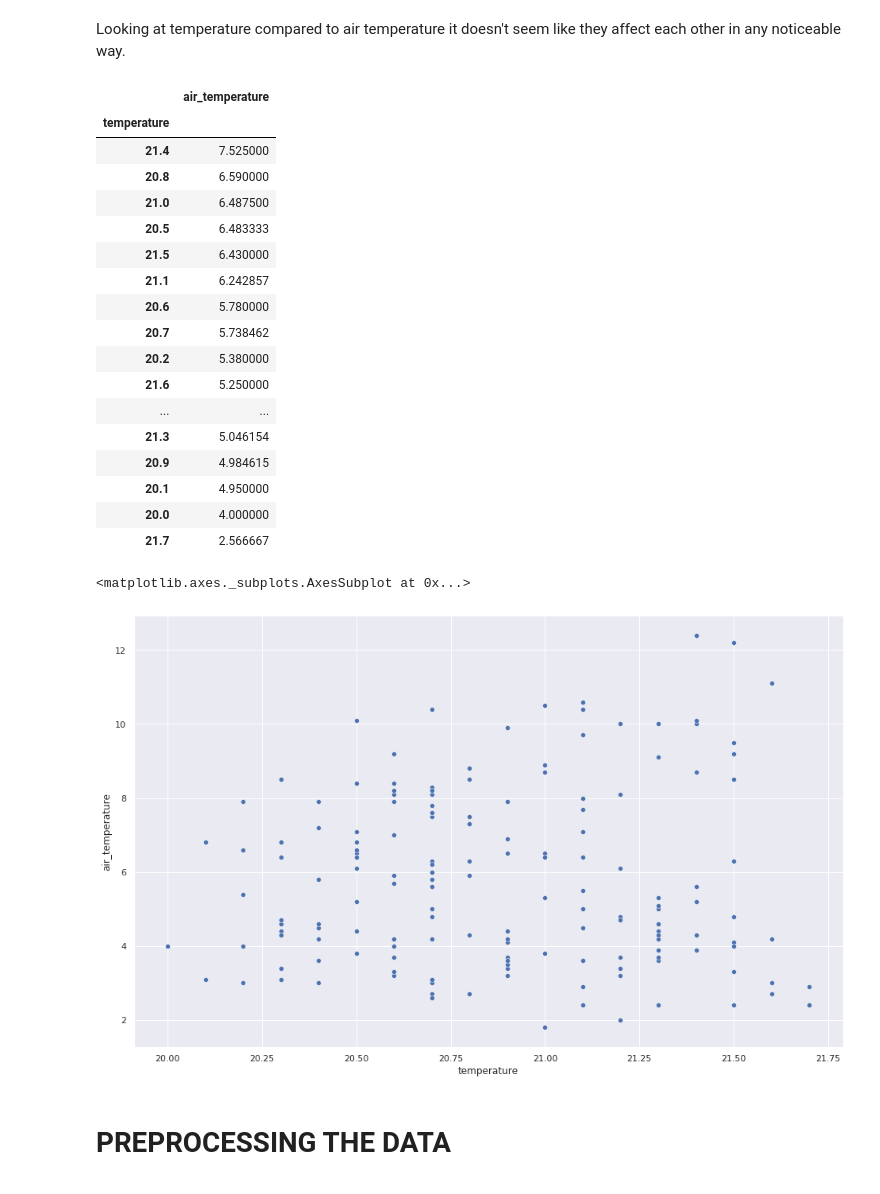
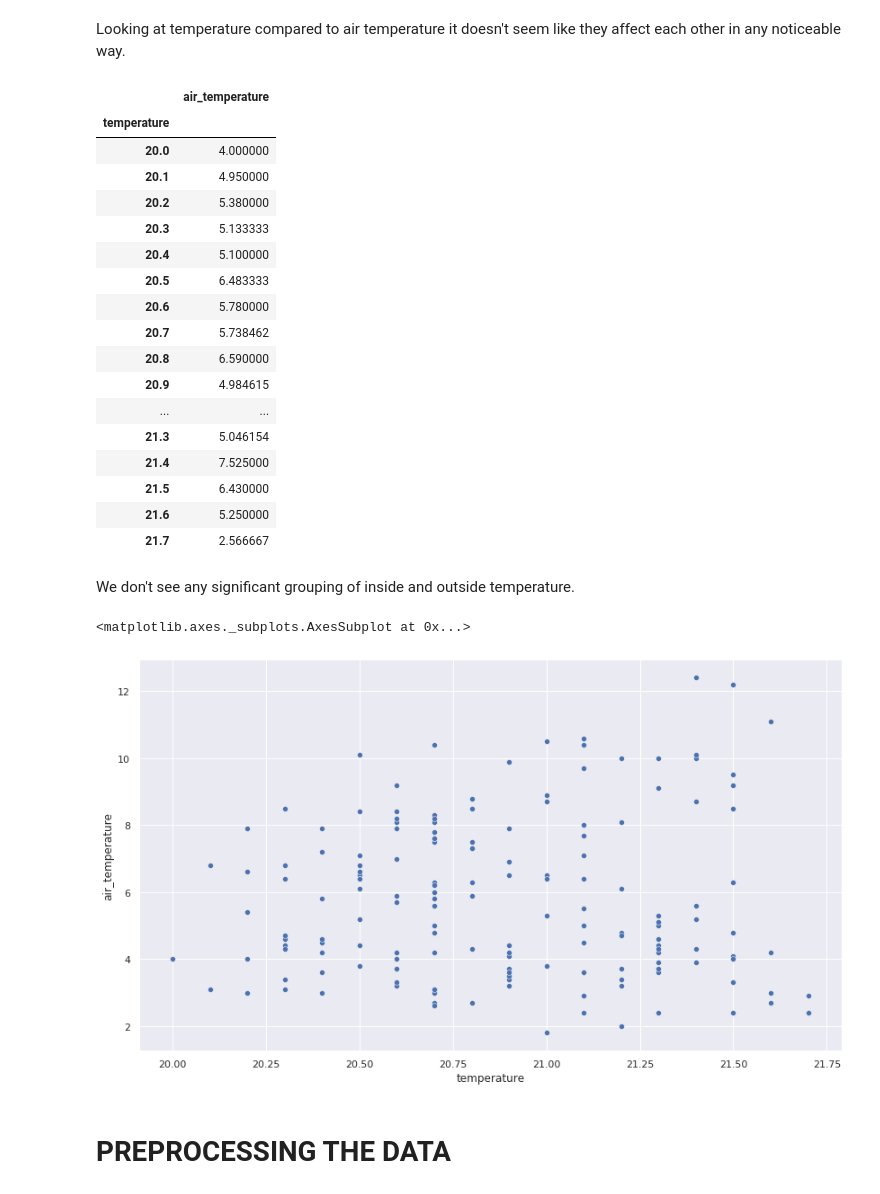
Before and after one commit to asc3ndr/ibe405-project, a Jupyter notebook: DataAnalytics/weather_arduino_analysis.ipynb, the cells around one changed output. Drawn from its saved outputs; the diff is of its cells as text; code cells hidden in the pictures.

```diff
--- a/DataAnalytics/weather_arduino_analysis.ipynb
+++ b/DataAnalytics/weather_arduino_analysis.ipynb
@@ -129,3 +131,6 @@ merged_df
 170 rows × 22 columns
 # %% [markdown]
 # Exploring the data
+# %%
+sns.set(rc={'figure.figsize':(14,8)})
+sns.distplot(merged_df['temperature'])
@@ -132,32 +140,33 @@ merged_df
 # %% [markdown]
 Looking at temperature compared to air temperature it doesn't seem like they affect each other in any noticeable way.
 # %%
-merged_df[["temperature", "air_temperature"]].groupby(["temperature"], as_index=True).mean().sort_values(by="air_temperature", ascending=False)
+merged_df[["temperature", "air_temperature"]].groupby(["temperature"], as_index=True).mean()
 # %% [output]
 |  | air_temperature |
 | temperature |  |
-| 21.4 | 7.525000 |
-| 20.8 | 6.590000 |
-| 21.0 | 6.487500 |
+| 20.0 | 4.000000 |
+| 20.1 | 4.950000 |
+| 20.2 | 5.380000 |
+| 20.3 | 5.133333 |
+| 20.4 | 5.100000 |
 | 20.5 | 6.483333 |
-| 21.5 | 6.430000 |
-| 21.1 | 6.242857 |
 | 20.6 | 5.780000 |
 | 20.7 | 5.738462 |
-| 20.2 | 5.380000 |
-| 21.6 | 5.250000 |
+| 20.8 | 6.590000 |
+| 20.9 | 4.984615 |
 | ... | ... |
 | 21.3 | 5.046154 |
-| 20.9 | 4.984615 |
-| 20.1 | 4.950000 |
-| 20.0 | 4.000000 |
+| 21.4 | 7.525000 |
+| 21.5 | 6.430000 |
+| 21.6 | 5.250000 |
 | 21.7 | 2.566667 |
+# %% [markdown]
+We don't see any significant grouping of inside and outside temperature.
 # %%
-sns.set(rc={'figure.figsize':(16,10)})
 sns.scatterplot(data=merged_df, x='temperature', y="air_temperature")
 # %% [output]
 <matplotlib.axes._subplots.AxesSubplot at 0x...>
-[figure, old version]
+[figure, new version]
 # %% [markdown]
 # PREPROCESSING THE DATA
 # %% [markdown]
```
Also changed, not shown: parts of 12 cells of this notebook.
